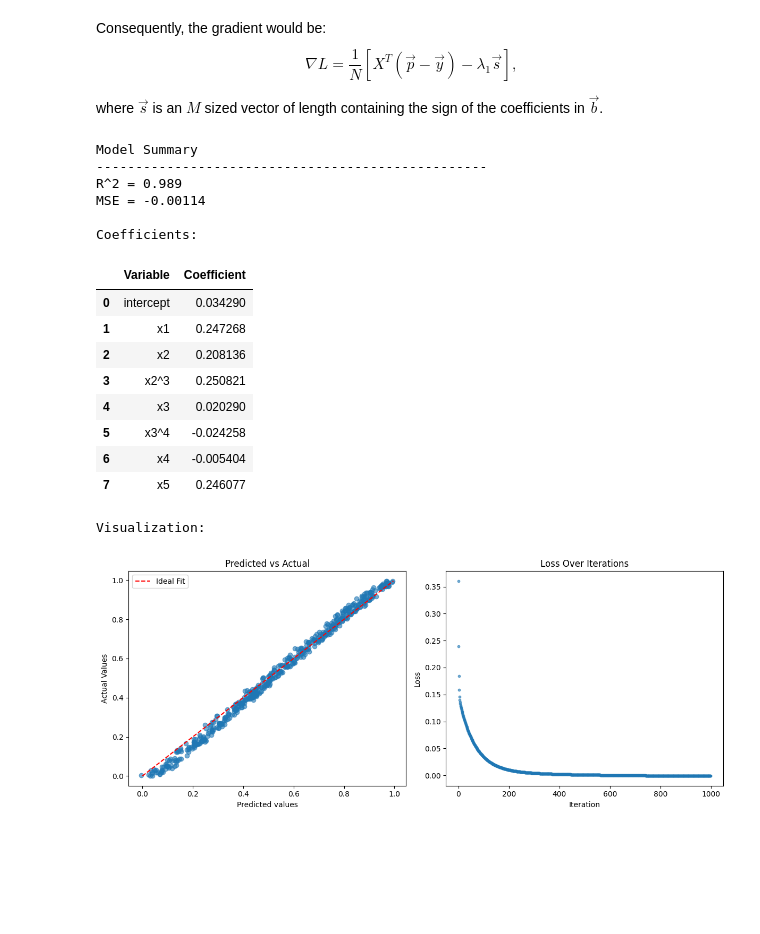
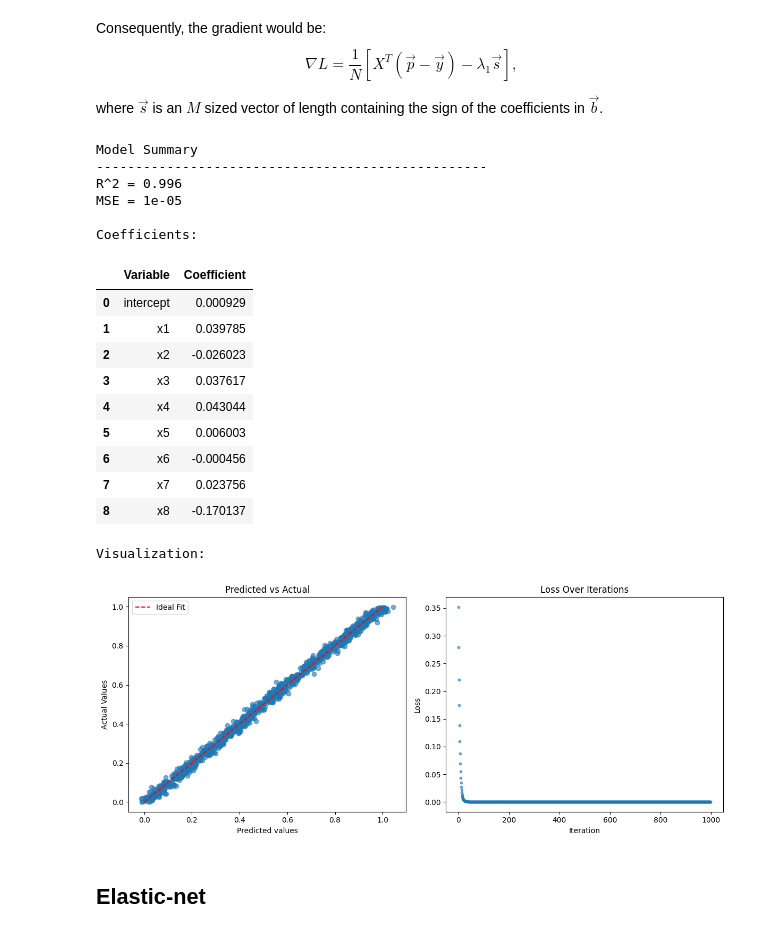
Before and after one commit to DomingoPC/ml-models, a Jupyter notebook: regularization.ipynb, the cells around one changed output. Saved outputs shown, nothing was run; the diff lists cells and outputs as text; code cells hidden in the pictures; blank space fills up the shorter version.

Commit message:
Added Elastic Net and updated data

```diff
--- a/regularization.ipynb
+++ b/regularization.ipynb
@@ -37,0 +55,14 @@ data.head()
+# %%
+# Define the data for the table
+expected = {
+    'Variable': ['x1, x2', 'x3, x4', 'x5, x6', 'x7, x8'],
+    'Ridge': ['✔️ Keep (shrink)', '✔️ Keep (shrink)', '✔️ Keep (shrink)', '✔️ Shrink to near 0'],
+    'Lasso': ['✔️ Keep (possibly exact)', '✔️ Keep', '❌ Likely drop (collinear)', '❌ Drop to 0'],
+    'Elastic Net': ['✔️ Keep', '✔️ Keep', '⚠️ Maybe', '❌ Drop or shrink']
+}
+
+# Create DataFrame
+df = pd.DataFrame(expected)
+
+# Display the table
+df
@@ -38,7 +75,7 @@ data.head()
 # %% [markdown]
 The base model will be a multivariate linear regression one, but the method to update the coefficients (_update_coefficients) will change on the following implementations, depending on the regularization method used. The first model, however, will have no regularization, and will be the reference to appreciate the changes.
 # %%
-class base_model(abc.ABC):
+class Base_Model(abc.ABC):
     def __init__(
             self, fit_intercept: bool = True,
             iterations = 1000, seed = 33, learning_rate = 1e-3
@@ -430,15 +467,15 @@ $$
 
 where $\vec{s}$ is an $M$ sized vector of length containing the sign of the coefficients in $\vec{b}$.
 # %%
-# Multivariate Regression Model with Ridge Regularization
-class regression_model(base_model):
+# Multivariate Regression Model with Lasso Regularization
+class Lasso_Regression_Model(Base_Model):
     def __init__(self, fit_intercept: bool = True, iterations: int = 1000, seed: int = 33, learning_rate: float = 0.001, lamb: float = 0.1):
         super().__init__(fit_intercept, iterations, seed, learning_rate)
         self.lamb = lamb
 
     def _compute_gradient(self, X: pd.DataFrame, y: pd.DataFrame, N: int):
         """
-        In Multivariate Linear Regression:
+        In Multivariate Linear Regression with Lasso Regularization:
             grad = 1/N * ( X^T (p-y) - lambda s ) -> M length vector.
         """
         # Vector of predictions: length N
@@ -466,35 +503,38 @@ class regression_model(base_model):
 
     def _compute_loss(self, diff: pd.DataFrame, N: int):
         """
-        L = 1/N * [(p-y)·(p-y) - lambda s]
+        L = 1/N * [(p-y)·(p-y) - lambda sum(|b|)]
         """
         self.loss.append(
-            1/N * ( np.dot(diff, diff) -np.sum( np.abs(self.b)) )
+            1/N * ( np.dot(diff, diff) - np.sum( np.abs(self.b)) )
         )
 
     def _update_coefficients(self, gradient):
         self.b -= self.lr * gradient
 # %%
-model = regression_model(iterations=1000, learning_rate = 1e-2, lamb = 1)
+model = Lasso_Regression_Model(iterations=1000, learning_rate = 1e-2, lamb = 1)
 model.fit(data=data, formula=formula)
 
 # Results
 model.summary(data)
 # %% [output]
 Model Summary
 --------------------------------------------------
-R^2 = 0.989
-MSE = -0.00114
+R^2 = 0.996
+MSE = 1e-05
 
 Coefficients:
 |  | Variable | Coefficient |
-| 0 | intercept | 0.034290 |
-| 1 | x1 | 0.247268 |
-| 2 | x2 | 0.208136 |
-| 3 | x2^3 | 0.250821 |
-| 4 | x3 | 0.020290 |
-| 5 | x3^4 | -0.024258 |
-| 6 | x4 | -0.005404 |
-| 7 | x5 | 0.246077 |
+| 0 | intercept | 0.000929 |
+| 1 | x1 | 0.039785 |
+| 2 | x2 | -0.026023 |
+| 3 | x3 | 0.037617 |
+| 4 | x4 | 0.043044 |
+| 5 | x5 | 0.006003 |
+| 6 | x6 | -0.000456 |
+| 7 | x7 | 0.023756 |
+| 8 | x8 | -0.170137 |
 Visualization:
-[figure, old version]
+[figure, new version]
+# %% [markdown]
+## Elastic-net
```
Also changed, not shown: parts of 14 cells of this notebook.
